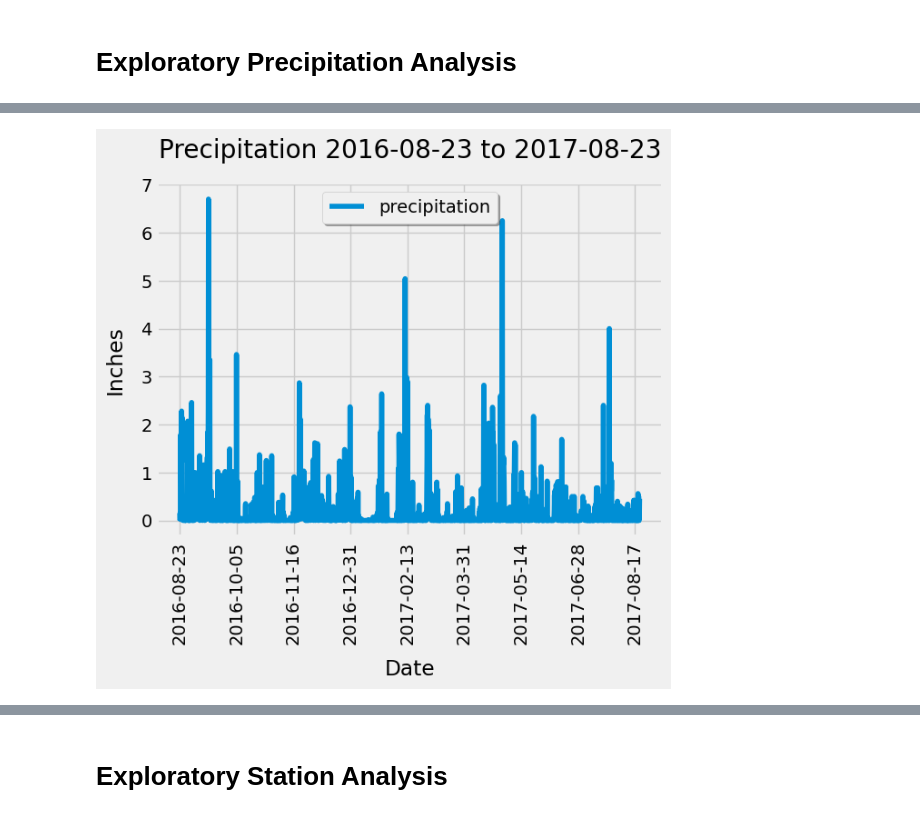
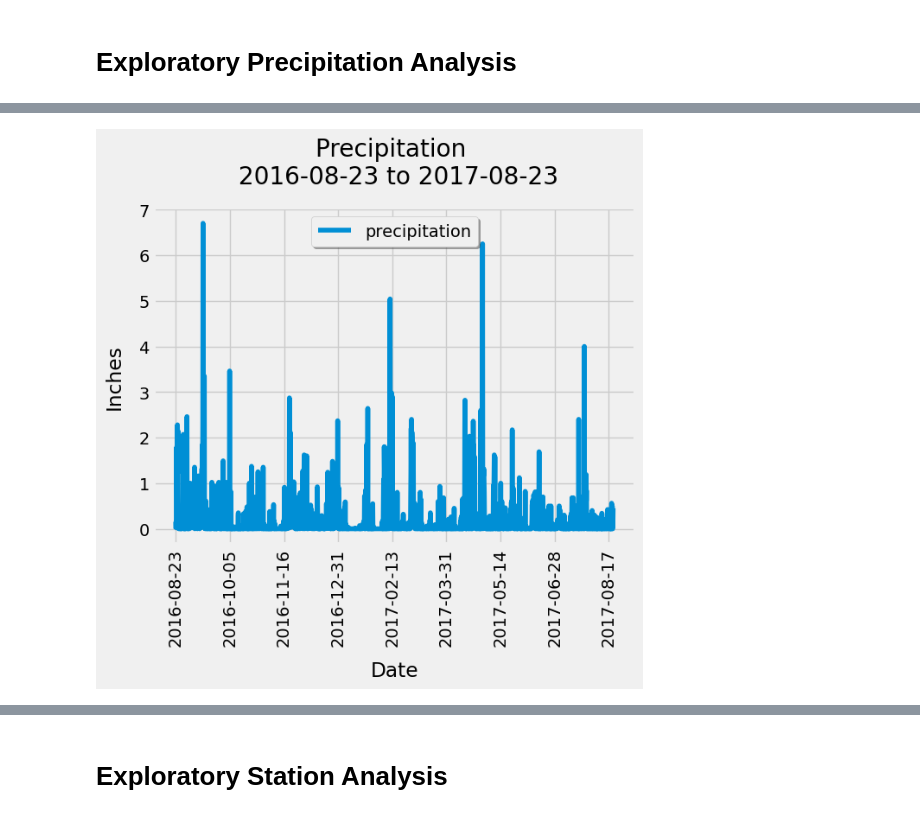
Before and after one commit to vgpass/sqlalchemy-challenge, a Jupyter notebook: SurfsUp/Instructions/climate_starter_final.ipynb, the cells around one changed output, grey strips where cells are left out. Cells and saved outputs as stored; diff of their text form; code cells hidden in the pictures.

```diff
--- a/SurfsUp/Instructions/climate_starter_final.ipynb
+++ b/SurfsUp/Instructions/climate_starter_final.ipynb
@@ -136,18 +82,18 @@ clean_rain_df
 # %%
 clean_rain_df.plot('date', 'prcp')
 font = {'weight': 'bold', 'size': '10'}
-# plt.figure(figsize=(8,7))
+# plt.figure(figsize=(15, 10))
 plt.style.use('fivethirtyeight')
 plt.xlabel("Date", labelpad=12)
 plt.ylabel("Inches", labelpad=12)
-plt.title(f'Precipitation {year_ago} to {current}', pad=20)
+plt.title(f'Precipitation \n {year_ago} to {current}', pad=20)
 plt.legend(["precipitation"],loc='best', shadow=True)
 plt.xticks(rotation="vertical")
 # plt.tight_layout()
 # plt.savefig("./precipitation_by_dates.png")
 plt.show()
 # %% [output]
-[figure, old version]
+[figure, new version]
 # %%
 # Use Pandas to calculate the summary statistics for the precipitation data
 clean_rain_df.describe()
```
Also changed, not shown: parts of 13 cells of this notebook, 3 other files.
